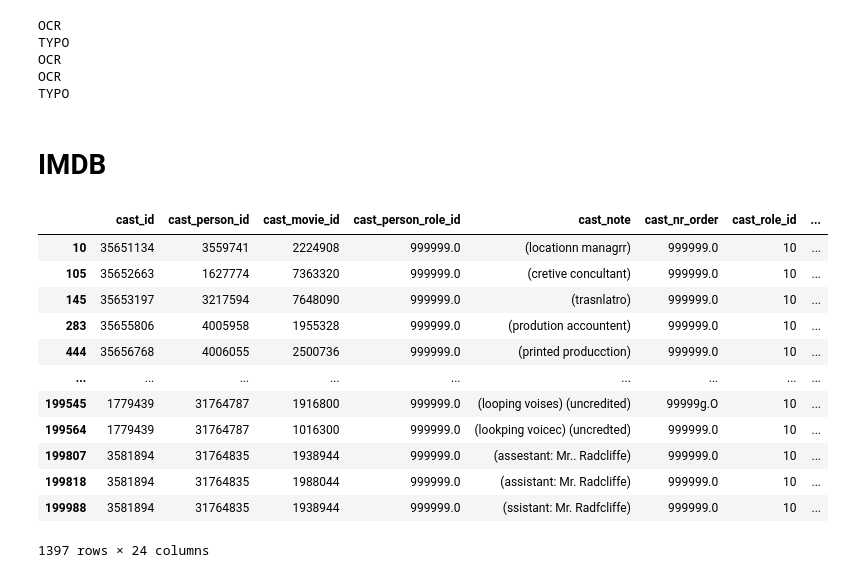
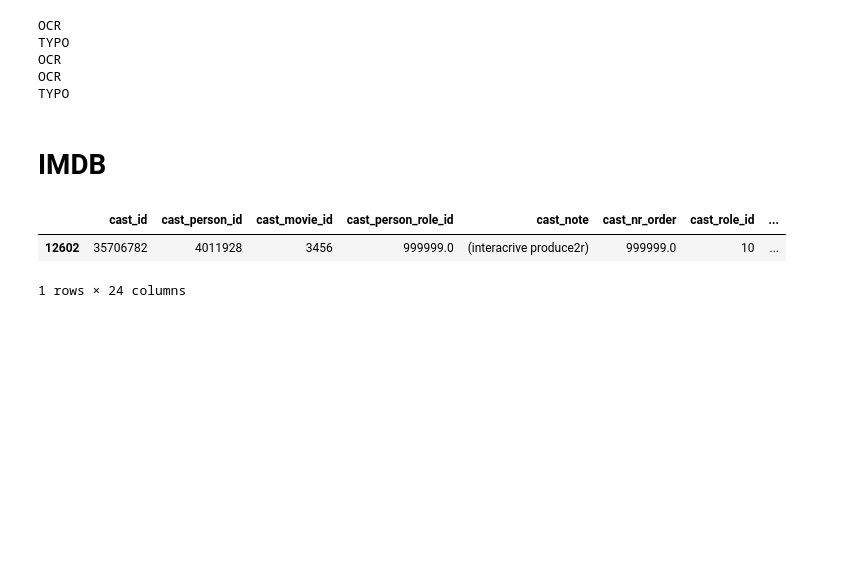
Before and after one commit to Glitterrosie/TextualDataErrorDetector, a Jupyter notebook: notebooks/data_analysis.ipynb, the cells around one changed output. Drawn from its saved outputs; the diff is of its cells as text; code cells hidden in the pictures; blank space fills up the shorter version.

```diff
--- a/notebooks/data_analysis.ipynb
+++ b/notebooks/data_analysis.ipynb
@@ -233,27 +233,17 @@ TYPO
 # %%
 data = pd.read_csv('../datasets/imdb_subset1_group1_w_errors.csv')
 original_data = pd.read_csv('../datasets/imdb_subset2_group2.csv')
-both_numeric = data[data['cast_movie_id'].apply(is_numeric) & data['person_movie_id'].apply(is_numeric)]
+both_numeric = data[data['episode_of_id'].apply(is_numeric) & data['episode_nr'].apply(is_numeric)]
 switched_data = both_numeric[
-    both_numeric['cast_movie_id'].astype(float) != both_numeric['person_movie_id'].astype(float)
+    both_numeric['episode_of_id'].astype(float) == 3342.0
 ]
 display(switched_data)
 
 original_data = data[data['cast_movie_id'].apply(is_numeric) & data['person_movie_id'].apply(is_numeric)]
 # %% [output]
 |  | cast_id | cast_person_id | cast_movie_id | cast_person_role_id | cast_note | cast_nr_order | cast_role_id | ... |
-| 10 | 35651134 | 3559741 | 2224908 | 999999.0 | (locationn managrr) | 999999.0 | 10 | ... |
-| 105 | 35652663 | 1627774 | 7363320 | 999999.0 | (cretive concultant) | 999999.0 | 10 | ... |
-| 145 | 35653197 | 3217594 | 7648090 | 999999.0 | (trasnlatro) | 999999.0 | 10 | ... |
-| 283 | 35655806 | 4005958 | 1955328 | 999999.0 | (prodution accountent) | 999999.0 | 10 | ... |
-| 444 | 35656768 | 4006055 | 2500736 | 999999.0 | (printed producction) | 999999.0 | 10 | ... |
-| ... | ... | ... | ... | ... | ... | ... | ... | ... |
-| 199545 | 1779439 | 31764787 | 1916800 | 999999.0 | (looping voises) (uncredited) | 99999g.O | 10 | ... |
-| 199564 | 1779439 | 31764787 | 1016300 | 999999.0 | (lookping voicec) (uncredted) | 999999.0 | 10 | ... |
-| 199807 | 3581894 | 31764835 | 1938944 | 999999.0 | (assestant: Mr.. Radcliffe) | 999999.0 | 10 | ... |
-| 199818 | 3581894 | 31764835 | 1988044 | 999999.0 | (assistant: Mr. Radcliffe) | 999999.0 | 10 | ... |
-| 199988 | 3581894 | 31764835 | 1938944 | 999999.0 | (ssistant: Mr. Radfcliffe) | 999999.0 | 10 | ... |
+| 12602 | 35706782 | 4011928 | 3456 | 999999.0 | (interacrive produce2r) | 999999.0 | 10 | ... |
-1397 rows × 24 columns
+1 rows × 24 columns
 # %%
 data = pd.read_csv('../datasets/imdb_subset1_group1_w_errors.csv')
 original_data = pd.read_csv('../datasets/imdb_subset2_group2.csv')
```
Also changed, not shown: 1 other file.
